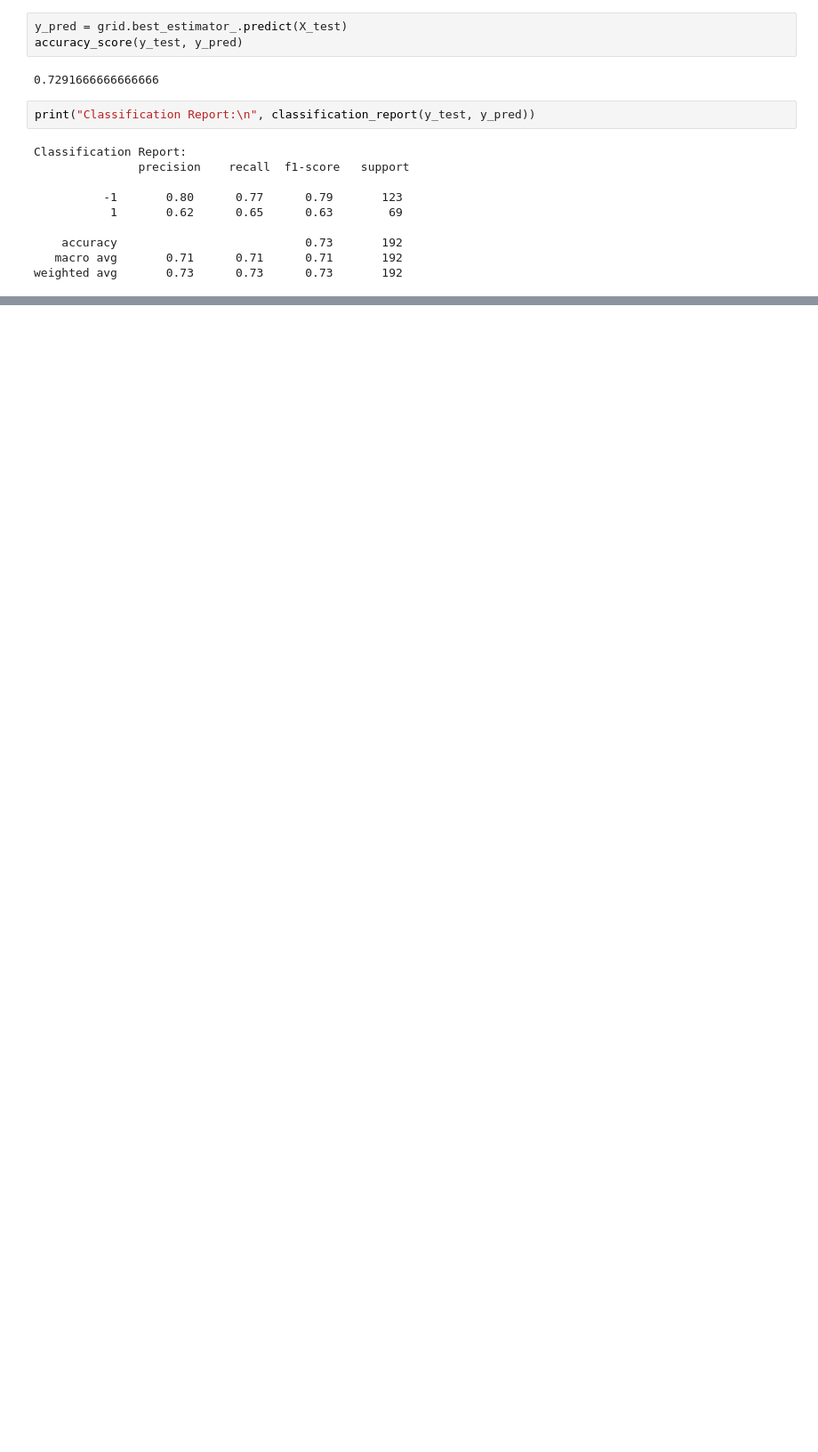
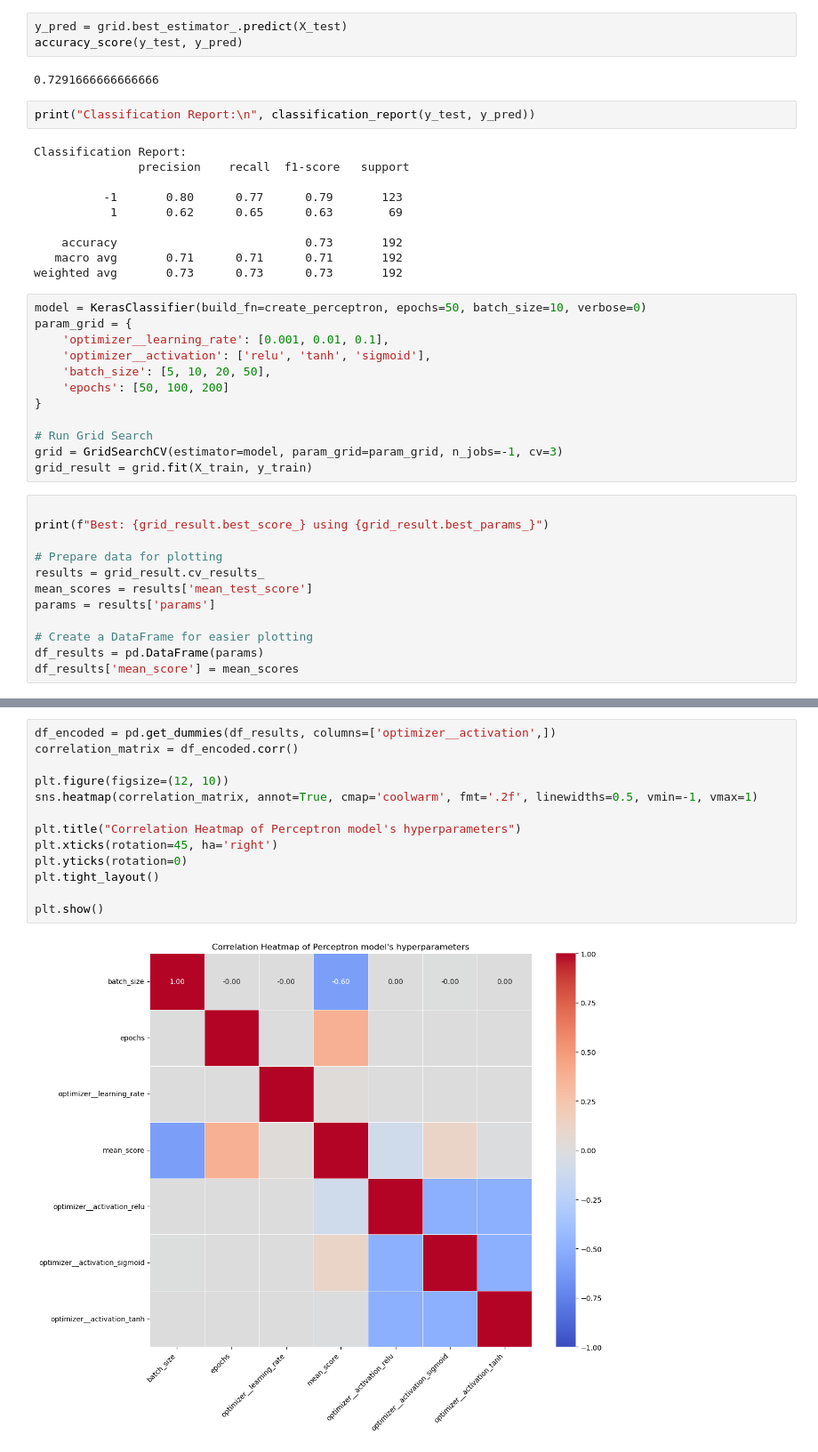
Before and after one commit to NhiNhiNhiNhiNhi/DeepLearning_Assignment1, a Jupyter notebook: Perceptron copy.ipynb, the cells around one changed output, grey strips where cells are left out. Shown at 89% size. Cells and saved outputs as stored; diff of their text form; blank space fills up the shorter version.

```diff
--- a/Perceptron copy.ipynb
+++ b/Perceptron copy.ipynb
@@ -909,3 +968,27 @@ Classification Report:
     accuracy                           0.73       192
    macro avg       0.71      0.71      0.71       192
 weighted avg       0.73      0.73      0.73       192
+# %%
+model = KerasClassifier(build_fn=create_perceptron, epochs=50, batch_size=10, verbose=0)
+param_grid = {
+    'optimizer__learning_rate': [0.001, 0.01, 0.1],
+    'optimizer__activation': ['relu', 'tanh', 'sigmoid'],
+    'batch_size': [5, 10, 20, 50],
+    'epochs': [50, 100, 200]
+}
+
+# Run Grid Search
+grid = GridSearchCV(estimator=model, param_grid=param_grid, n_jobs=-1, cv=3)
+grid_result = grid.fit(X_train, y_train)
+# %%
+
+print(f"Best: {grid_result.best_score_} using {grid_result.best_params_}")
+
+# Prepare data for plotting
+results = grid_result.cv_results_
+mean_scores = results['mean_test_score']
+params = results['params']
+
+# Create a DataFrame for easier plotting
+df_results = pd.DataFrame(params)
+df_results['mean_score'] = mean_scores
@@ -911,0 +1018,15 @@ weighted avg       0.73      0.73      0.73       192
+# %%
+df_encoded = pd.get_dummies(df_results, columns=['optimizer__activation',])
+correlation_matrix = df_encoded.corr()
+
+plt.figure(figsize=(12, 10))
+sns.heatmap(correlation_matrix, annot=True, cmap='coolwarm', fmt='.2f', linewidths=0.5, vmin=-1, vmax=1)
+
+plt.title("Correlation Heatmap of Perceptron model's hyperparameters")
+plt.xticks(rotation=45, ha='right')
+plt.yticks(rotation=0)
+plt.tight_layout()
+
+plt.show()
+# %% [output]
+[figure, added]
```
Also changed, not shown: parts of 8 cells of this notebook.
